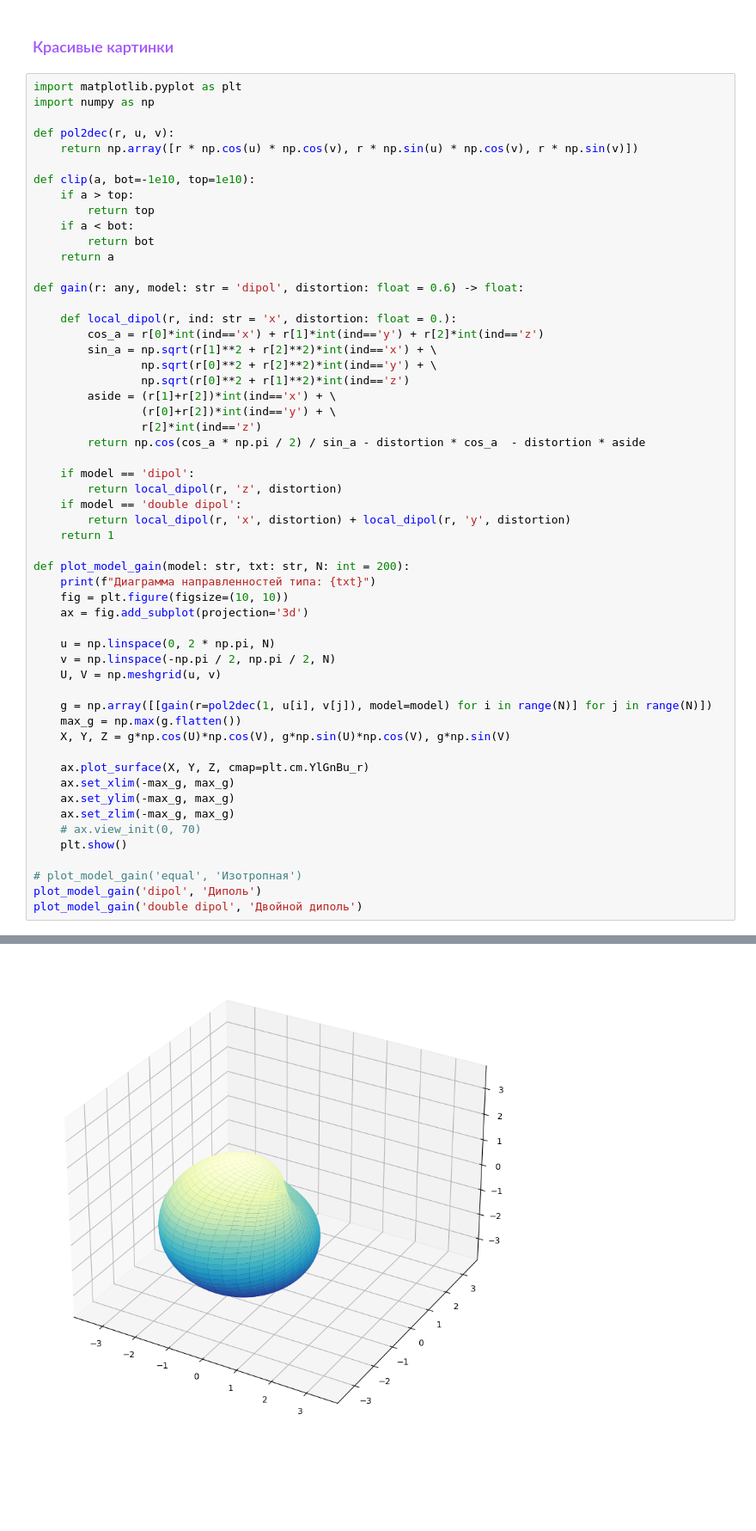
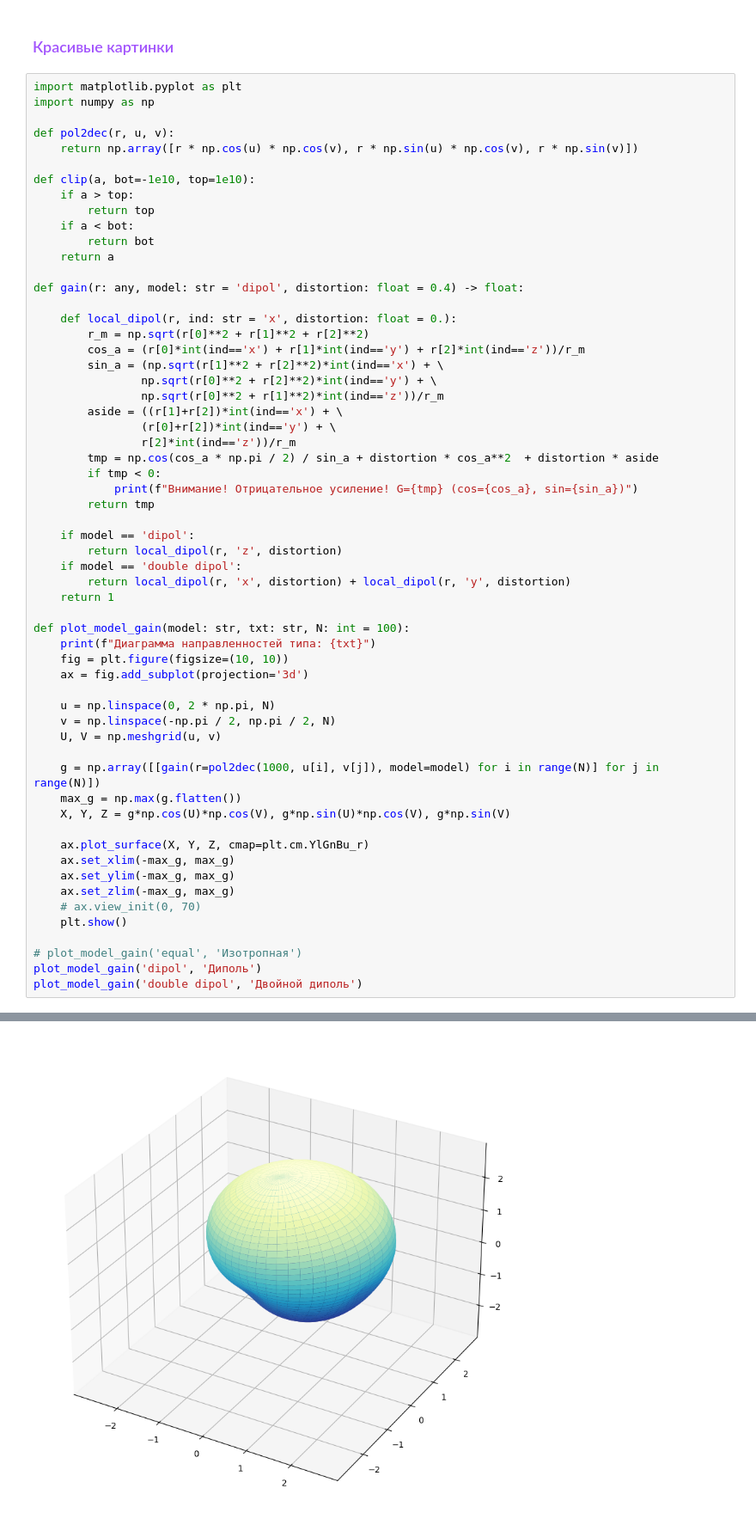
Before and after one commit to CamelCaseAverageEnjoyer/PythonCompendium, a Jupyter notebook: DissertationPhd/gain show.ipynb, the cells around one changed output, grey strips where cells are left out. Shown at 86% size. Drawn from its saved outputs; the diff is of its cells as text; blank space fills up the shorter version.

```diff
--- a/DissertationPhd/gain show.ipynb
+++ b/DissertationPhd/gain show.ipynb
@@ -14,17 +14,21 @@ def clip(a, bot=-1e10, top=1e10):
         return bot
     return a
 
-def gain(r: any, model: str = 'dipol', distortion: float = 0.6) -> float:
+def gain(r: any, model: str = 'dipol', distortion: float = 0.4) -> float:
 
     def local_dipol(r, ind: str = 'x', distortion: float = 0.):
-        cos_a = r[0]*int(ind=='x') + r[1]*int(ind=='y') + r[2]*int(ind=='z')
-        sin_a = np.sqrt(r[1]**2 + r[2]**2)*int(ind=='x') + \
+        r_m = np.sqrt(r[0]**2 + r[1]**2 + r[2]**2)
+        cos_a = (r[0]*int(ind=='x') + r[1]*int(ind=='y') + r[2]*int(ind=='z'))/r_m
+        sin_a = (np.sqrt(r[1]**2 + r[2]**2)*int(ind=='x') + \
                 np.sqrt(r[0]**2 + r[2]**2)*int(ind=='y') + \
-                np.sqrt(r[0]**2 + r[1]**2)*int(ind=='z')
-        aside = (r[1]+r[2])*int(ind=='x') + \
+                np.sqrt(r[0]**2 + r[1]**2)*int(ind=='z'))/r_m
+        aside = ((r[1]+r[2])*int(ind=='x') + \
                 (r[0]+r[2])*int(ind=='y') + \
-                r[2]*int(ind=='z')
-        return np.cos(cos_a * np.pi / 2) / sin_a - distortion * cos_a  - distortion * aside
+                r[2]*int(ind=='z'))/r_m
+        tmp = np.cos(cos_a * np.pi / 2) / sin_a + distortion * cos_a**2  + distortion * aside
+        if tmp < 0:
+            print(f"Внимание! Отрицательное усиление! G={tmp} (cos={cos_a}, sin={sin_a})")
+        return tmp
 
     if model == 'dipol':
         return local_dipol(r, 'z', distortion)
@@ -32,7 +36,7 @@ def gain(r: any, model: str = 'dipol', distortion: float = 0.6) -> float:
         return local_dipol(r, 'x', distortion) + local_dipol(r, 'y', distortion)
     return 1
 
-def plot_model_gain(model: str, txt: str, N: int = 200):
+def plot_model_gain(model: str, txt: str, N: int = 100):
     print(f"Диаграмма направленностей типа: {txt}")
     fig = plt.figure(figsize=(10, 10))
     ax = fig.add_subplot(projection='3d')
@@ -41,7 +45,7 @@ def plot_model_gain(model: str, txt: str, N: int = 200):
     v = np.linspace(-np.pi / 2, np.pi / 2, N)
     U, V = np.meshgrid(u, v)
 
-    g = np.array([[gain(r=pol2dec(1, u[i], v[j]), model=model) for i in range(N)] for j in range(N)])
+    g = np.array([[gain(r=pol2dec(1000, u[i], v[j]), model=model) for i in range(N)] for j in range(N)])
     max_g = np.max(g.flatten())
     X, Y, Z = g*np.cos(U)*np.cos(V), g*np.sin(U)*np.cos(V), g*np.sin(V)
 
@@ -61,2 +65,2 @@ plot_model_gain('double dipol', 'Двойной диполь')
 Диаграмма направленностей типа: Двойной диполь
-[figure, old version]
+[figure, new version]
```
Also changed, not shown: parts of 1 cell of this notebook, 9 other files.
